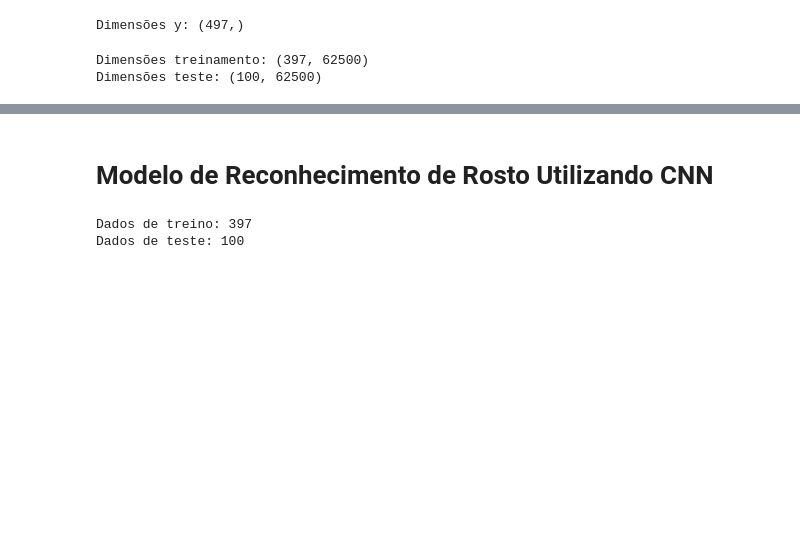
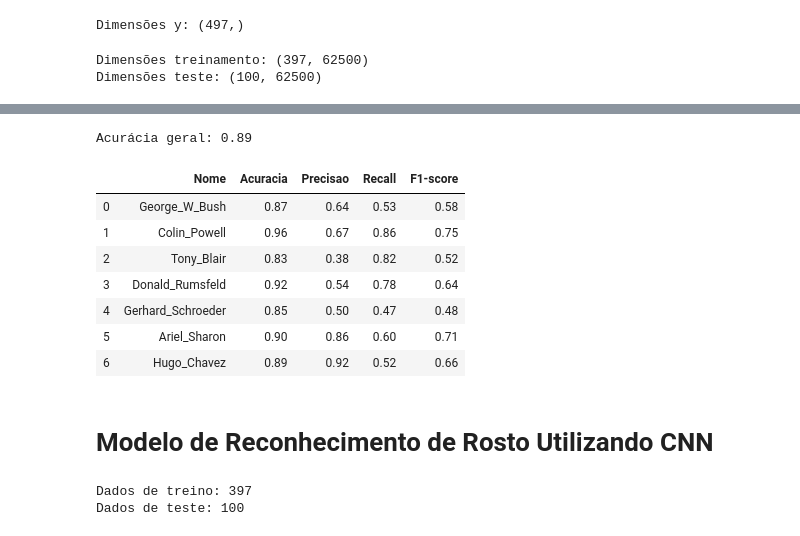
Before and after one commit to andrebiaggi/reconhecimento_facial, a Jupyter notebook: reconhecimento_facial.ipynb, the cells around one changed output, grey strips where cells are left out. Cells and saved outputs as stored; diff of their text form; code cells hidden in the pictures; blank space fills up the shorter version.

Commit message:
Uso da mesma função para calcular as métricas para os modelos CSV e CNN

```diff
--- a/reconhecimento_facial.ipynb
+++ b/reconhecimento_facial.ipynb
@@ -284,0 +333,3 @@ Gerhard_Schroeder       0.55      0.55      0.55        11
+# %%
+predictions_frame = pd.DataFrame(list(zip(y_pred, y_test)), columns = ['Predito','Real'])
+predictions_frame
@@ -285,3 +350,23 @@ Gerhard_Schroeder       0.55      0.55      0.55        11
+# %%
+# Cálculo e exibição das métricas
+multi_metrics = calc_metrics(predictions_frame)
+
+metrics = pd.DataFrame(list(zip(target_names, multi_metrics[0], multi_metrics[1], multi_metrics[2], multi_metrics[3])),
+                      columns = ['Nome','Acuracia', 'Precisao', 'Recall', 'F1-score'])
+
+print('Acurácia geral: {}'.format(round(metrics.Acuracia.mean(), 2)))
+
+metrics
+# %% [output]
+Acurácia geral: 0.89
+|  | Nome | Acuracia | Precisao | Recall | F1-score |
+| 0 | George_W_Bush | 0.87 | 0.64 | 0.53 | 0.58 |
+| 1 | Colin_Powell | 0.96 | 0.67 | 0.86 | 0.75 |
+| 2 | Tony_Blair | 0.83 | 0.38 | 0.82 | 0.52 |
+| 3 | Donald_Rumsfeld | 0.92 | 0.54 | 0.78 | 0.64 |
+| 4 | Gerhard_Schroeder | 0.85 | 0.50 | 0.47 | 0.48 |
+| 5 | Ariel_Sharon | 0.90 | 0.86 | 0.60 | 0.71 |
+| 6 | Hugo_Chavez | 0.89 | 0.92 | 0.52 | 0.66 |
 # %% [markdown]
 # Modelo de Reconhecimento de Rosto Utilizando CNN
 # %%
```
Also changed, not shown: parts of 7 cells of this notebook.
